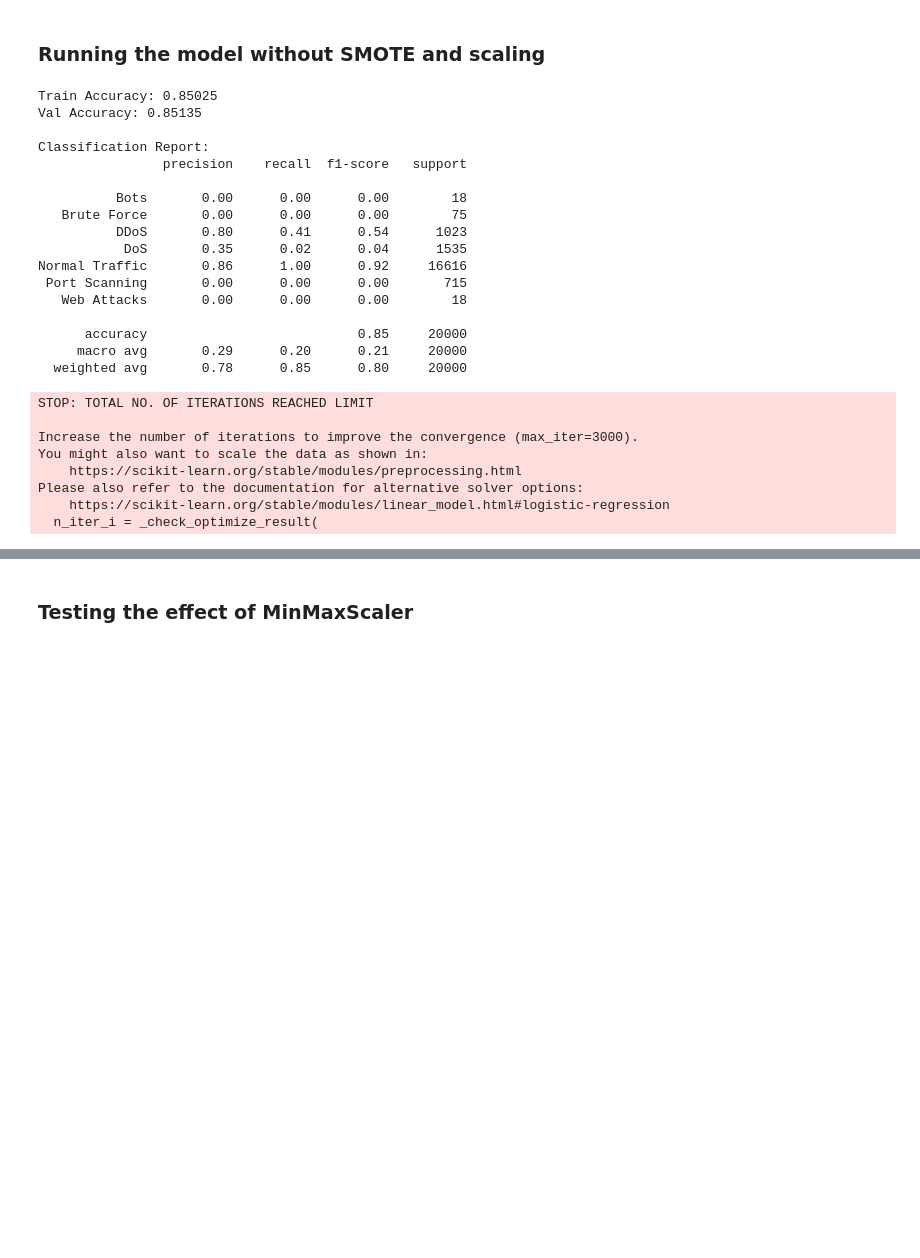
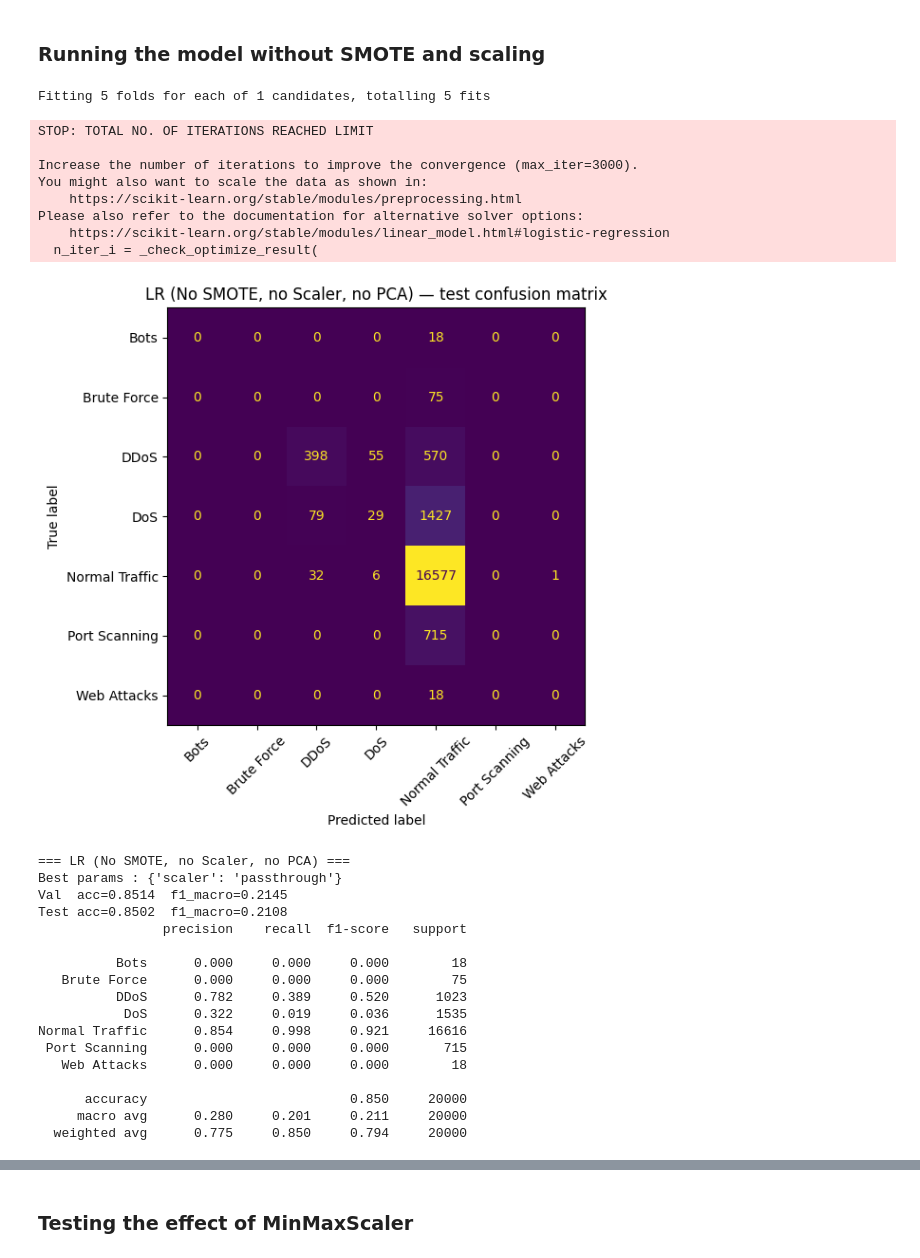
Before and after one commit to LottaSofiaK/AppliedMachineLearningGroup22, a Jupyter notebook: Jenna_LR.ipynb, the cells around one changed output, grey strips where cells are left out. Drawn from its saved outputs; the diff is of its cells as text; code cells hidden in the pictures; blank space fills up the shorter version.

```diff
--- a/Jenna_LR.ipynb
+++ b/Jenna_LR.ipynb
@@ -175,47 +173,38 @@ def run_experiment_minmax(clf, param_grid, label, use_smote=True, use_pca=True):
     }
 # %% [markdown]
 ### Running the model without SMOTE and scaling
-# %%
-# Running Logistic Regression without scaling and SMOTE
-X_train_sel = X_train[FEATURES]
-
-model = LogisticRegression(max_iter=3000)
-model.fit(X_train_sel, y_train)
-
-# Printing results with training data and validation data
-print("Train Accuracy:", model.score(X_train_sel, y_train))
-print("Val Accuracy:", model.score(X_val[FEATURES], y_val))
-
-# Calculating F1-score
-y_val_pred = model.predict(X_val[FEATURES])
-f1 = f1_score(y_val, y_val_pred, average="macro")
-
-# Printing report
-print("\nClassification Report:")
-print(classification_report(y_val, y_val_pred))
-# %% [output]
-Train Accuracy: 0.85025
-Val Accuracy: 0.85135
-
-Classification Report:
-                precision    recall  f1-score   support
-
-          Bots       0.00      0.00      0.00        18
-   Brute Force       0.00      0.00      0.00        75
-          DDoS       0.80      0.41      0.54      1023
-           DoS       0.35      0.02      0.04      1535
-Normal Traffic       0.86      1.00      0.92     16616
- Port Scanning       0.00      0.00      0.00       715
-   Web Attacks       0.00      0.00      0.00        18
-
-      accuracy                           0.85     20000
-     macro avg       0.29      0.20      0.21     20000
-  weighted avg       0.78      0.85      0.80     20000
-STOP: TOTAL NO. OF ITERATIONS REACHED LIMIT
-
-Increase the number of iterations to improve the convergence (max_iter=3000).
-You might also want to scale the data as shown in:
-    https://scikit-learn.org/stable/modules/preprocessing.html
-Please also refer to the documentation for alternative solver options:
-    https://scikit-learn.org/stable/modules/linear_model.html#logistic-regression
-  n_iter_i = _check_optimize_result(
+# %%
+baseline_model = all_results.append(run_experiment(
+    LogisticRegression(max_iter=3000),
+    {'scaler': ['passthrough']}, # overwriting scaler
+    "LR (No SMOTE, no Scaler, no PCA)",
+    use_smote=False,
+    use_pca=False))
+# %% [output]
+Fitting 5 folds for each of 1 candidates, totalling 5 fits
+STOP: TOTAL NO. OF ITERATIONS REACHED LIMIT
+
+Increase the number of iterations to improve the convergence (max_iter=3000).
+You might also want to scale the data as shown in:
+    https://scikit-learn.org/stable/modules/preprocessing.html
+Please also refer to the documentation for alternative solver options:
+    https://scikit-learn.org/stable/modules/linear_model.html#logistic-regression
+  n_iter_i = _check_optimize_result(
+[figure, added]
+=== LR (No SMOTE, no Scaler, no PCA) ===
+Best params : {'scaler': 'passthrough'}
+Val  acc=0.8514  f1_macro=0.2145
+Test acc=0.8502  f1_macro=0.2108
+                precision    recall  f1-score   support
+
+          Bots      0.000     0.000     0.000        18
+   Brute Force      0.000     0.000     0.000        75
+          DDoS      0.782     0.389     0.520      1023
+           DoS      0.322     0.019     0.036      1535
+Normal Traffic      0.854     0.998     0.921     16616
+ Port Scanning      0.000     0.000     0.000       715
+   Web Attacks      0.000     0.000     0.000        18
+
+      accuracy                          0.850     20000
+     macro avg      0.280     0.201     0.211     20000
+  weighted avg      0.775     0.850     0.794     20000
```
Also changed, not shown: parts of 17 cells of this notebook.
